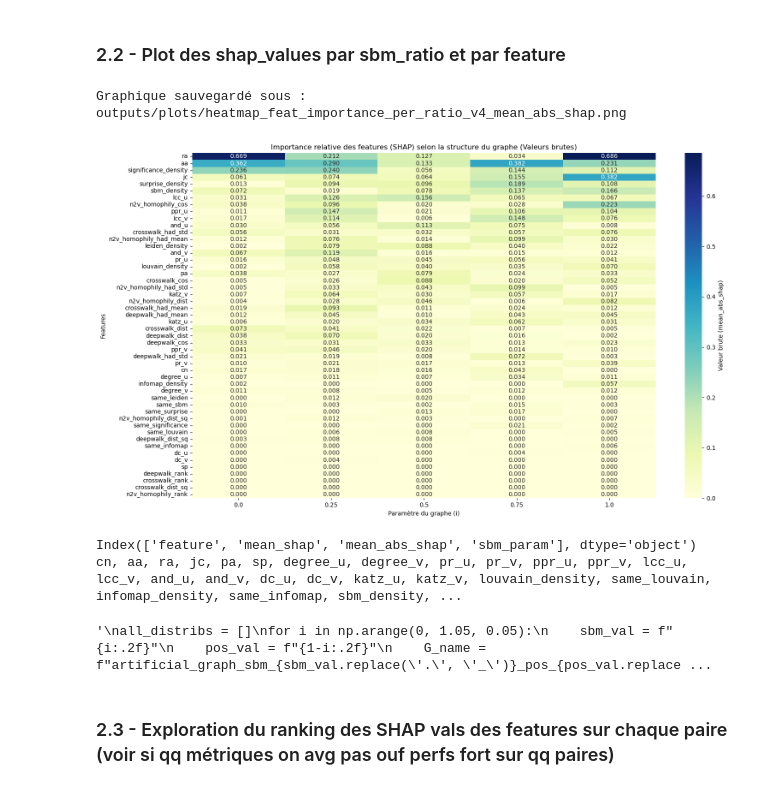
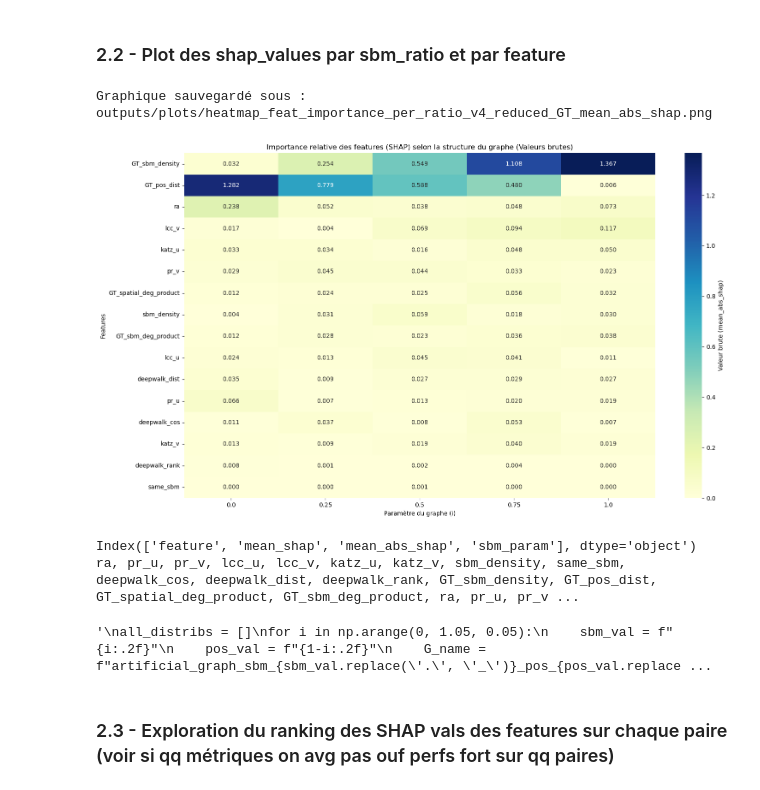
Before and after one commit to DeankoontzG/SHAP-like-Graph-Analysis, a Jupyter notebook: Performance_Analysis.ipynb, the cells around one changed output. Saved outputs shown, nothing was run; the diff lists cells and outputs as text; code cells hidden in the pictures.

Commit message:
UPDATE - exp on GT_reduced sur SHAP vals, etc

```diff
--- a/Performance_Analysis.ipynb
+++ b/Performance_Analysis.ipynb
@@ -974,7 +974,7 @@ all_summaries = []
 for i in np.arange(0, 1.25, 0.25):
     sbm_val = f"{i:.2f}"
     pos_val = f"{1-i:.2f}"
-    G_name = f"artificial_graph_sbmv5_{sbm_val.replace('.', '_')}_pos_{pos_val.replace('.', '_')}"
+    G_name = f"artificial_graph_sbmv5_{sbm_val.replace('.', '_')}_pos_{pos_val.replace('.', '_')}_reduced_GT"
 
     _, _, _, xgboost_data, shap_explainer, _ = gp.load_all_data_for_graph(G_name)
     X_test = xgboost_data['X_test']
@@ -1049,7 +1051,7 @@ def plot_feature_importance_evolution(df_results, metric="mean_shap", as_ratio=T
     plt.ylabel("Features")
     plt.tight_layout()
 
-    filename = f"outputs/plots/heatmap_feat_importance_per_ratio_v4_{metric}.png"
+    filename = f"outputs/plots/heatmap_feat_importance_per_ratio_v5_reduced_GT_{metric}.png"
     plt.savefig(filename, dpi=300, bbox_inches='tight')
     print(f"Graphique sauvegardé sous : {filename}")
     plt.show()
@@ -1065,37 +1067,37 @@ for i in np.arange(0, 1.05, 0.05):
     sbm_val = f"{i:.2f}"
     pos_val = f"{1-i:.2f}"
     G_name = f"artificial_graph_sbm_{sbm_val.replace('.', '_')}_pos_{pos_val.replace('.', '_')}"
 
     _, _,_, xgboost_data, _, _ = gp.load_all_data_for_graph(G_name)
     X_test = xgboost_data['X_test']
     y_test = xgboost_data['y_test']
 
     pos_sp = X_test[y_test == 1]['sp'].value_counts(normalize=True).to_dict()
     neg_sp = X_test[y_test == 0]['sp'].value_counts(normalize=True).to_dict()
 
     row = {'sbm_param': round(i, 2)}
     for dist in range(1, 7):
         row[f'pos_sp_{dist}'] = pos_sp.get(dist, 0)
         row[f'neg_sp_{dist}'] = neg_sp.get(dist, 0)
 
     row['pos_sp_7+'] = sum(v for k, v in pos_sp.items() if k >= 7 or k == 0)
     row['neg_sp_7+'] = sum(v for k, v in neg_sp.items() if k >= 7 or k == 0)
 
     all_distribs.append(row)
 
 df_sp_detailed = pd.DataFrame(all_distribs)
 
 cols = ['sbm_param'] + [f'{prefix}_sp_{d}' for d in list(range(1, 7)) + ['7+'] for prefix in ['pos', 'neg']]
 df_sp_detailed = df_sp_detailed[cols]
 
 pd.options.display.float_format = '{:.3f}'.format
 print(df_sp_detailed.to_string(index=False))
 """
 # %% [output]
-Graphique sauvegardé sous : outputs/plots/heatmap_feat_importance_per_ratio_v4_mean_abs_shap.png
+Graphique sauvegardé sous : outputs/plots/heatmap_feat_importance_per_ratio_v4_reduced_GT_mean_abs_shap.png
-[figure, old version]
+[figure, new version]
 Index(['feature', 'mean_shap', 'mean_abs_shap', 'sbm_param'], dtype='object')
-cn, aa, ra, jc, pa, sp, degree_u, degree_v, pr_u, pr_v, ppr_u, ppr_v, lcc_u, lcc_v, and_u, and_v, dc_u, dc_v, katz_u, katz_v, louvain_density, same_louvain, infomap_density, same_infomap, sbm_density, ...
+ra, pr_u, pr_v, lcc_u, lcc_v, katz_u, katz_v, sbm_density, same_sbm, deepwalk_cos, deepwalk_dist, deepwalk_rank, GT_sbm_density, GT_pos_dist, GT_spatial_deg_product, GT_sbm_deg_product, ra, pr_u, pr_v ...
 '\nall_distribs = []\nfor i in np.arange(0, 1.05, 0.05):\n    sbm_val = f"{i:.2f}"\n    pos_val = f"{1-i:.2f}"\n    G_name = f"artificial_graph_sbm_{sbm_val.replace(\'.\', \'_\')}_pos_{pos_val.replace ...
 # %% [markdown]
 ### 2.3 - Exploration du ranking des SHAP vals des features sur chaque paire (voir si qq métriques on avg pas ouf perfs fort sur qq paires)
```
Also changed, not shown: parts of 3 cells of this notebook, 1 other file.
